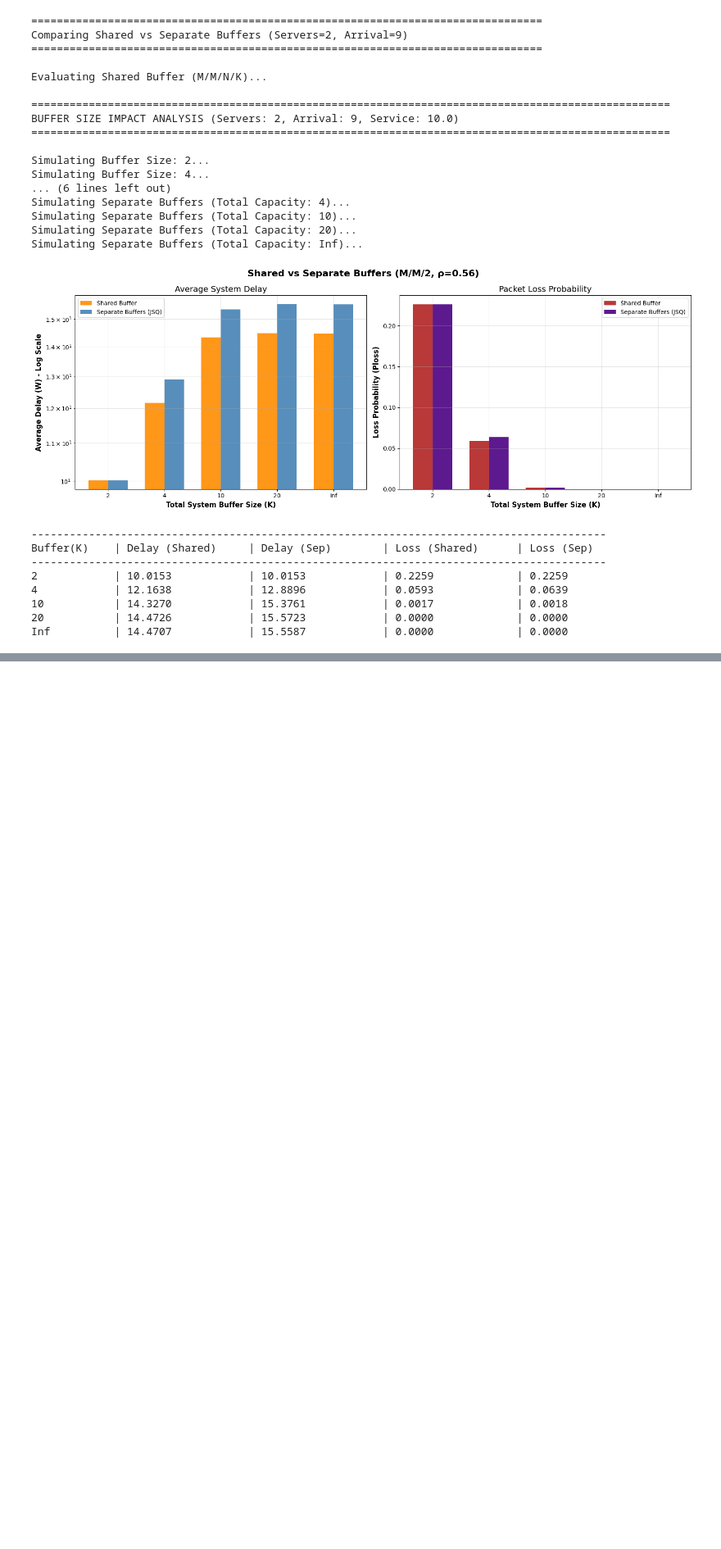
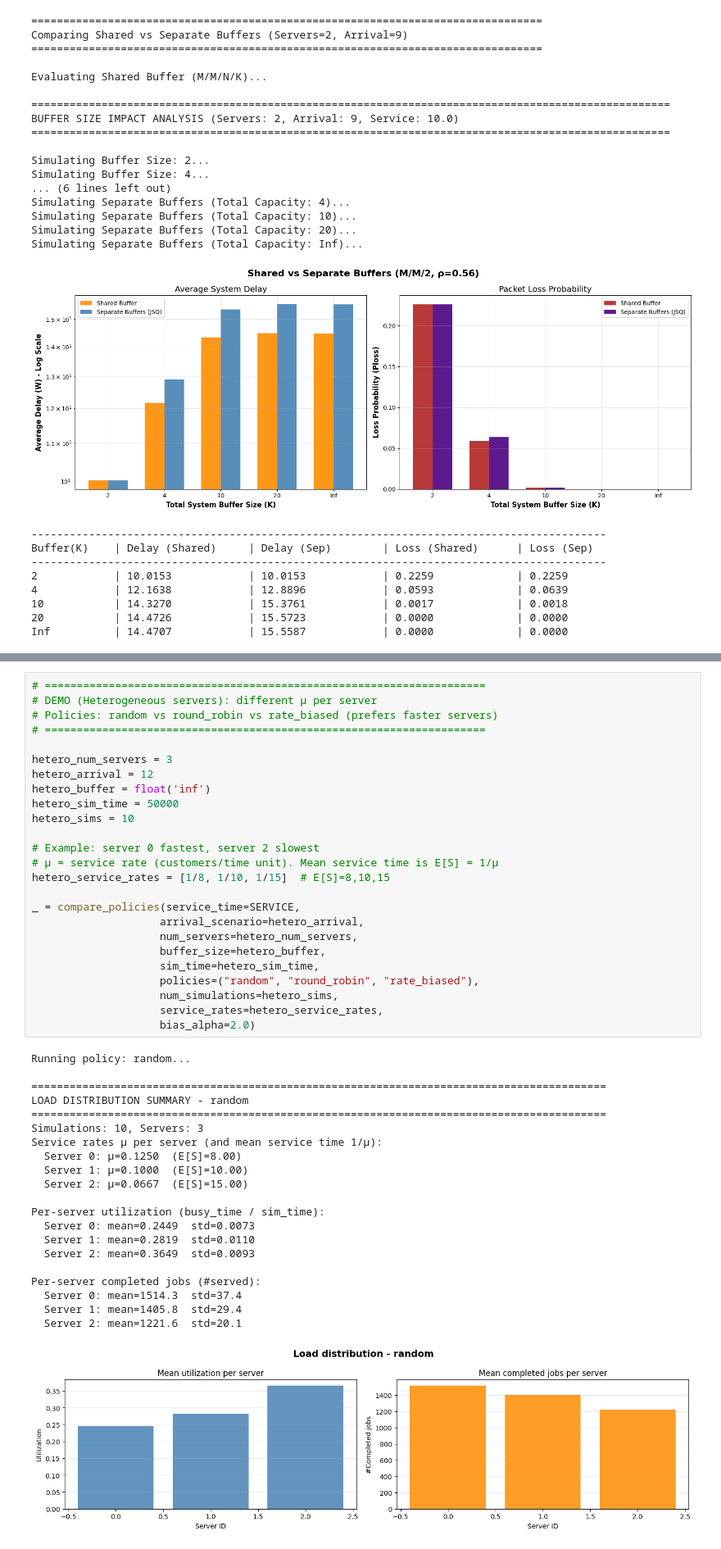
Before and after one commit to Gaspaflav/Management, a Jupyter notebook: queueMM1-ES.ipynb, the cells around one changed output, grey strips where cells are left out. Shown at 82% size. Saved outputs shown, nothing was run; the diff lists cells and outputs as text; blank space fills up the shorter version.

```diff
--- a/queueMM1-ES.ipynb
+++ b/queueMM1-ES.ipynb
@@ -1421,0 +1828,47 @@ Inf          | 14.4707            | 15.5587            | 0.0000             | 0.
+# %%
+# =====================================================================
+# DEMO (Heterogeneous servers): different μ per server
+# Policies: random vs round_robin vs rate_biased (prefers faster servers)
+# =====================================================================
+
+hetero_num_servers = 3
+hetero_arrival = 12
+hetero_buffer = float('inf')
+hetero_sim_time = 50000
+hetero_sims = 10
+
+# Example: server 0 fastest, server 2 slowest
+# μ = service rate (customers/time unit). Mean service time is E[S] = 1/μ
+hetero_service_rates = [1/8, 1/10, 1/15]  # E[S]=8,10,15
+
+_ = compare_policies(service_time=SERVICE,
+                    arrival_scenario=hetero_arrival,
+                    num_servers=hetero_num_servers,
+                    buffer_size=hetero_buffer,
+                    sim_time=hetero_sim_time,
+                    policies=("random", "round_robin", "rate_biased"),
+                    num_simulations=hetero_sims,
+                    service_rates=hetero_service_rates,
+                    bias_alpha=2.0)
+# %% [output]
+Running policy: random...
+
+==========================================================================================
+LOAD DISTRIBUTION SUMMARY - random
+==========================================================================================
+Simulations: 10, Servers: 3
+Service rates μ per server (and mean service time 1/μ):
+  Server 0: μ=0.1250  (E[S]=8.00)
+  Server 1: μ=0.1000  (E[S]=10.00)
+  Server 2: μ=0.0667  (E[S]=15.00)
+
+Per-server utilization (busy_time / sim_time):
+  Server 0: mean=0.2449  std=0.0073
+  Server 1: mean=0.2819  std=0.0110
+  Server 2: mean=0.3649  std=0.0093
+
+Per-server completed jobs (#served):
+  Server 0: mean=1514.3  std=37.4
+  Server 1: mean=1405.8  std=29.4
+  Server 2: mean=1221.6  std=20.1
+[figure, added]
```
Also changed, not shown: parts of 12 cells of this notebook.
